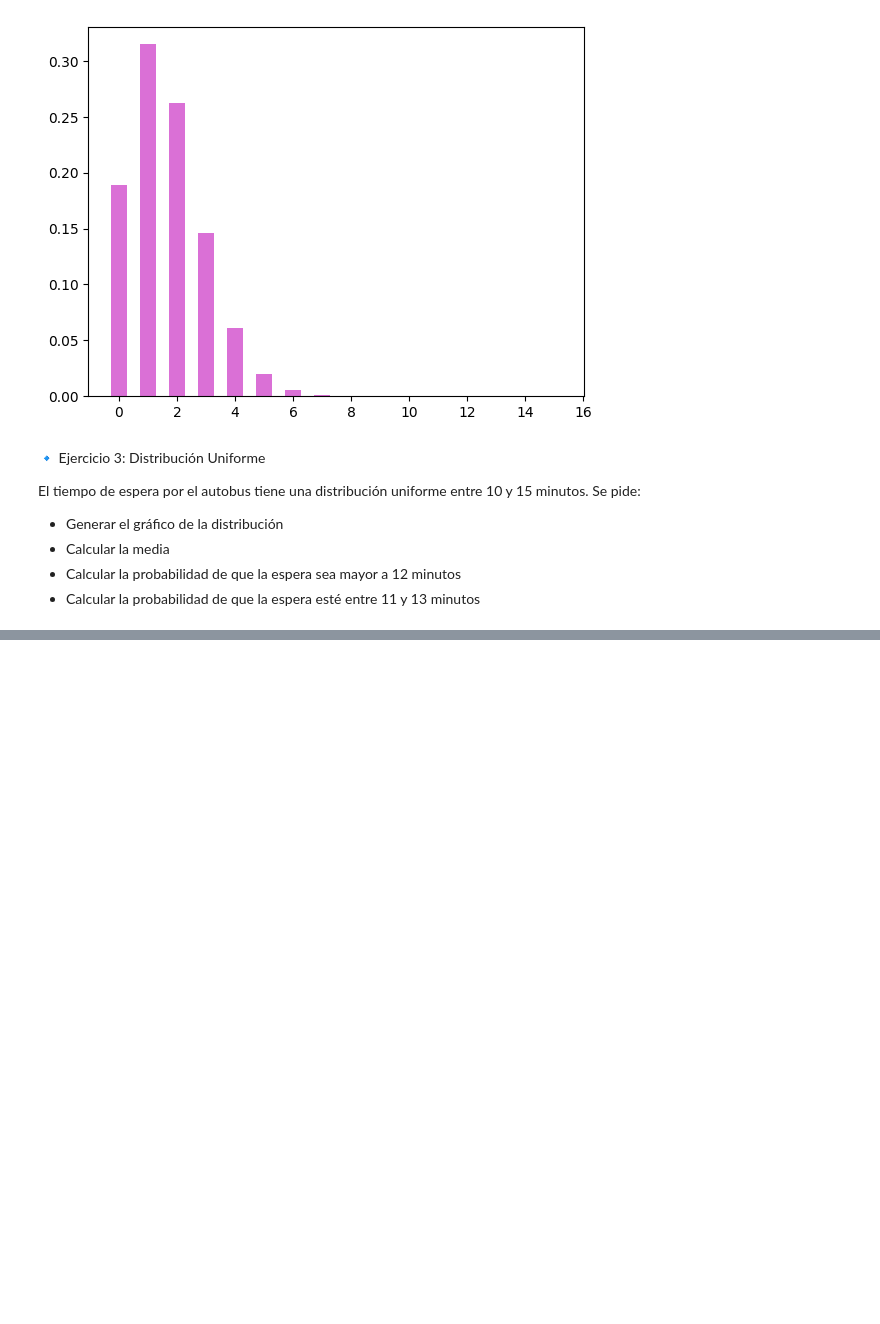
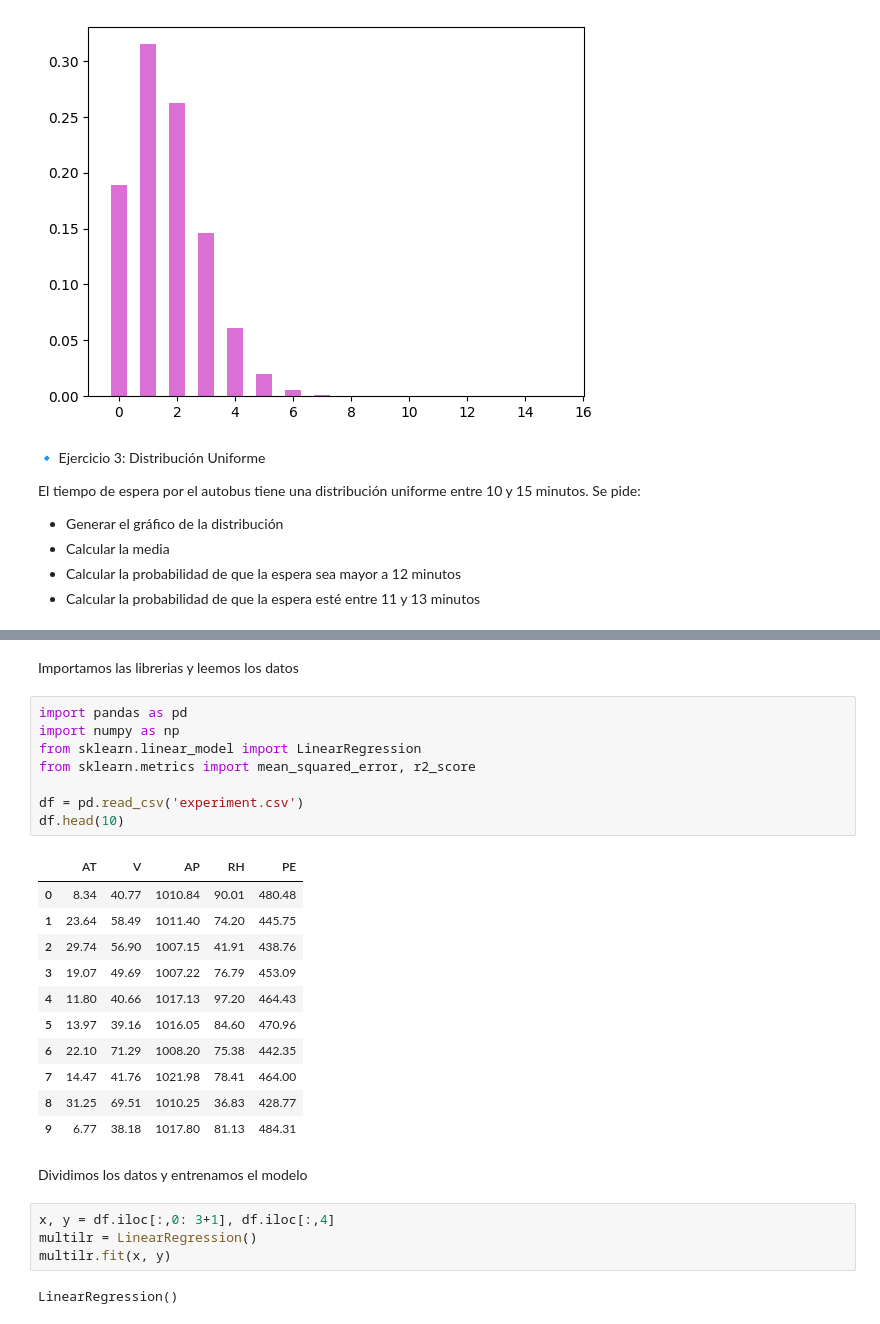
Before and after one commit to EzeGB/PythonExcercises, a Jupyter notebook: practica3DiplomadoCD.ipynb, the cells around one changed output, grey strips where cells are left out. Saved outputs shown, nothing was run; the diff lists cells and outputs as text; blank space fills up the shorter version.

```diff
--- a/practica3DiplomadoCD.ipynb
+++ b/practica3DiplomadoCD.ipynb
@@ -147,0 +255,30 @@ El tiempo de espera por el autobus tiene una distribución uniforme entre 10 y 1
+# %% [markdown]
+Importamos las librerias y leemos los datos
+# %%
+import pandas as pd
+import numpy as np
+from sklearn.linear_model import LinearRegression
+from sklearn.metrics import mean_squared_error, r2_score
+
+df = pd.read_csv('experiment.csv')
+df.head(10)
+# %% [output]
+|  | AT | V | AP | RH | PE |
+| 0 | 8.34 | 40.77 | 1010.84 | 90.01 | 480.48 |
+| 1 | 23.64 | 58.49 | 1011.40 | 74.20 | 445.75 |
+| 2 | 29.74 | 56.90 | 1007.15 | 41.91 | 438.76 |
+| 3 | 19.07 | 49.69 | 1007.22 | 76.79 | 453.09 |
+| 4 | 11.80 | 40.66 | 1017.13 | 97.20 | 464.43 |
+| 5 | 13.97 | 39.16 | 1016.05 | 84.60 | 470.96 |
+| 6 | 22.10 | 71.29 | 1008.20 | 75.38 | 442.35 |
+| 7 | 14.47 | 41.76 | 1021.98 | 78.41 | 464.00 |
+| 8 | 31.25 | 69.51 | 1010.25 | 36.83 | 428.77 |
+| 9 | 6.77 | 38.18 | 1017.80 | 81.13 | 484.31 |
+# %% [markdown]
+Dividimos los datos y entrenamos el modelo
+# %%
+x, y = df.iloc[:,0: 3+1], df.iloc[:,4]
+multilr = LinearRegression()
+multilr.fit(x, y)
+# %% [output]
+LinearRegression()
```
Also changed, not shown: parts of 16 cells of this notebook.
